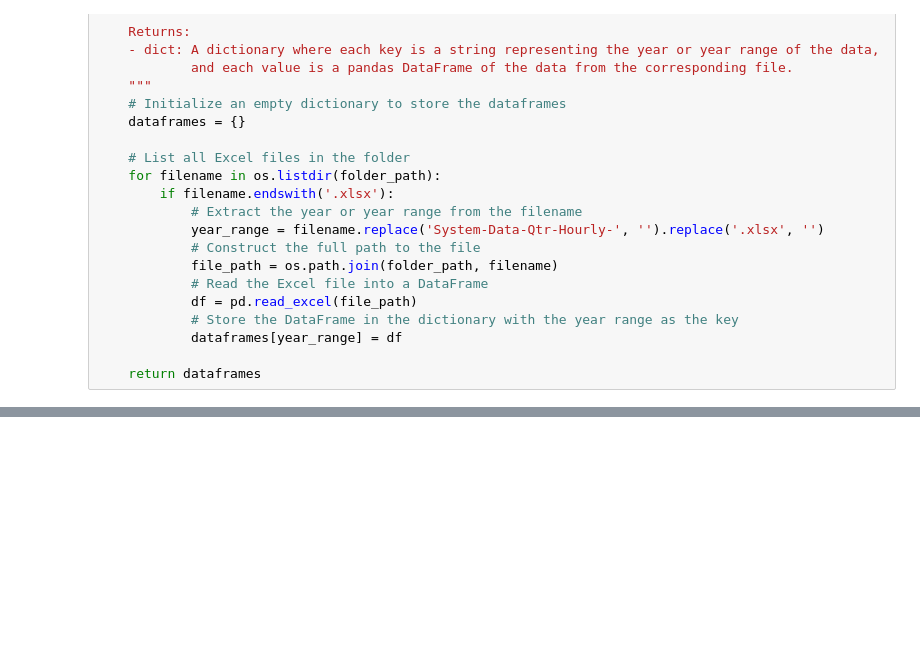
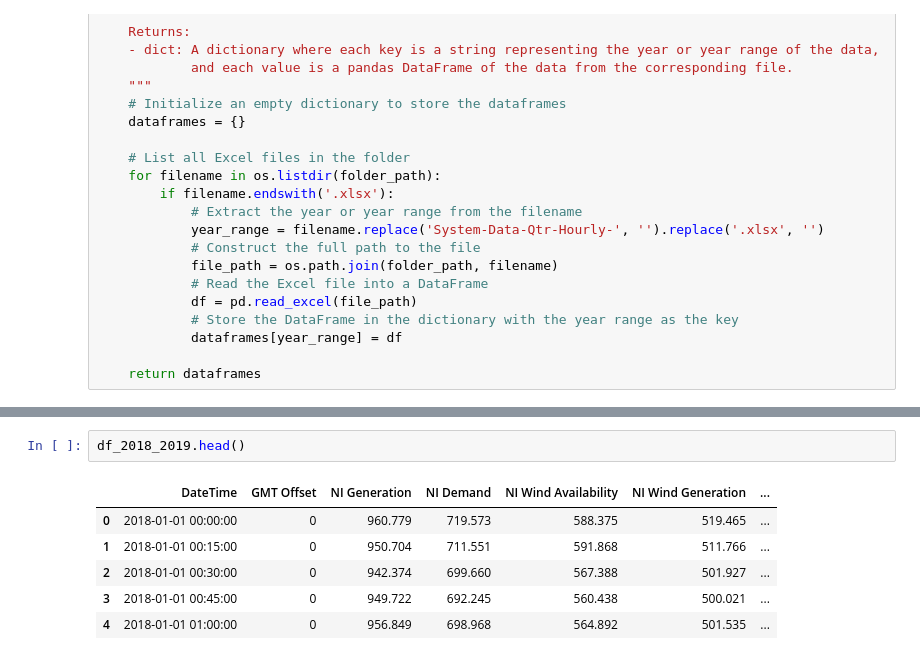
Before and after one commit to SaM-92/DataInsightChatbot, a Jupyter notebook: PoC_nb.ipynb, the cells around one changed output, grey strips where cells are left out. Drawn from its saved outputs; the diff is of its cells as text; blank space fills up the shorter version.

```diff
--- a/PoC_nb.ipynb
+++ b/PoC_nb.ipynb
@@ -38,0 +66,9 @@ dataframes_dict = read_excel_files(folder_path)
+# %%
+df_2018_2019.head()
+# %% [output]
+|  | DateTime | GMT Offset | NI Generation | NI Demand | NI Wind Availability | NI Wind Generation | ... |
+| 0 | 2018-01-01 00:00:00 | 0 | 960.779 | 719.573 | 588.375 | 519.465 | ... |
+| 1 | 2018-01-01 00:15:00 | 0 | 950.704 | 711.551 | 591.868 | 511.766 | ... |
+| 2 | 2018-01-01 00:30:00 | 0 | 942.374 | 699.660 | 567.388 | 501.927 | ... |
+| 3 | 2018-01-01 00:45:00 | 0 | 949.722 | 692.245 | 560.438 | 500.021 | ... |
+| 4 | 2018-01-01 01:00:00 | 0 | 956.849 | 698.968 | 564.892 | 501.535 | ... |
```
Also changed, not shown: parts of 9 cells of this notebook.
